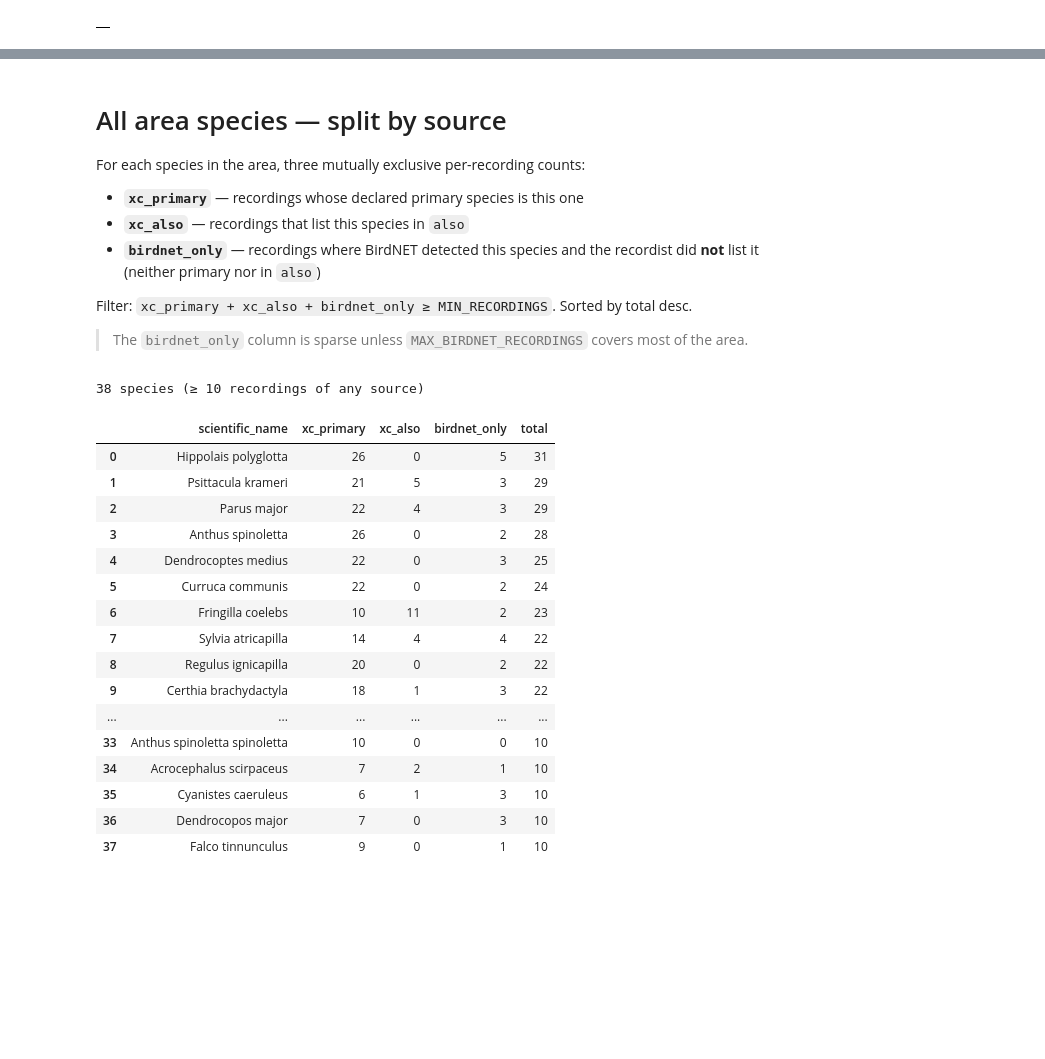
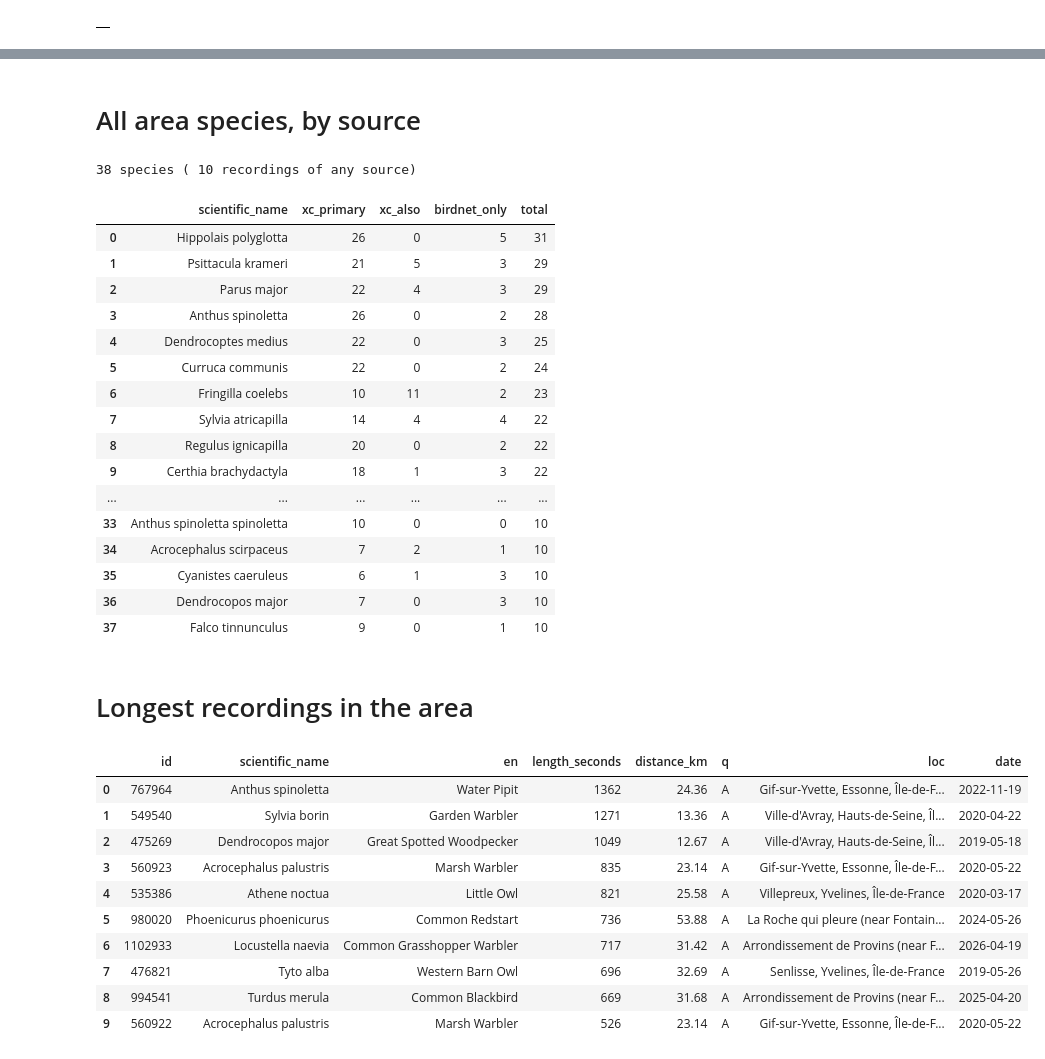
Before and after one commit to NathanDuboisset/multi-chirp, a Jupyter notebook: building/analysis.ipynb, the cells around one changed output, grey strips where cells are left out. Drawn from its saved outputs; the diff is of its cells as text; code cells hidden in the pictures; blank space fills up the shorter version.

```diff
--- a/building/analysis.ipynb
+++ b/building/analysis.ipynb
@@ -293,23 +200,13 @@ bn["hidden"].head(40)
 # %% [markdown]
-# All area species — split by source
-
-For each species in the area, three mutually exclusive per-recording counts:
-
-- **`xc_primary`** — recordings whose declared primary species is this one
-- **`xc_also`** — recordings that list this species in `also`
-- **`birdnet_only`** — recordings where BirdNET detected this species and the recordist did **not** list it (neither primary nor in `also`)
-
-Filter: `xc_primary + xc_also + birdnet_only ≥ MIN_RECORDINGS`. Sorted by total desc.
-
-> The `birdnet_only` column is sparse unless `MAX_BIRDNET_RECORDINGS` covers most of the area.
+# All area species, by source
 # %%
 from building.analysis import combined_species_table
 
 combined = combined_species_table(area_df, bn["detections"], min_recordings=MIN_RECORDINGS)
-print(f"{len(combined)} species (≥ {MIN_RECORDINGS} recordings of any source)")
+print(f"{len(combined)} species ( {MIN_RECORDINGS} recordings of any source)")
 combined
 # %% [output]
-38 species (≥ 10 recordings of any source)
+38 species ( 10 recordings of any source)
 |  | scientific_name | xc_primary | xc_also | birdnet_only | total |
 | 0 | Hippolais polyglotta | 26 | 0 | 5 | 31 |
 | 1 | Psittacula krameri | 21 | 5 | 3 | 29 |
@@ -327,3 +224,21 @@ combined
 | 35 | Cyanistes caeruleus | 6 | 1 | 3 | 10 |
 | 36 | Dendrocopos major | 7 | 0 | 3 | 10 |
 | 37 | Falco tinnunculus | 9 | 0 | 1 | 10 |
+# %% [markdown]
+# Longest recordings in the area
+# %%
+from building.analysis import longest_recordings
+
+longest_recordings(area_df, center=(LAT, LON), top_n=10)
+# %% [output]
+|  | id | scientific_name | en | length_seconds | distance_km | q | loc | date |
+| 0 | 767964 | Anthus spinoletta | Water Pipit | 1362 | 24.36 | A | Gif-sur-Yvette, Essonne, Île-de-F... | 2022-11-19 |
+| 1 | 549540 | Sylvia borin | Garden Warbler | 1271 | 13.36 | A | Ville-d'Avray, Hauts-de-Seine, Îl... | 2020-04-22 |
+| 2 | 475269 | Dendrocopos major | Great Spotted Woodpecker | 1049 | 12.67 | A | Ville-d'Avray, Hauts-de-Seine, Îl... | 2019-05-18 |
+| 3 | 560923 | Acrocephalus palustris | Marsh Warbler | 835 | 23.14 | A | Gif-sur-Yvette, Essonne, Île-de-F... | 2020-05-22 |
+| 4 | 535386 | Athene noctua | Little Owl | 821 | 25.58 | A | Villepreux, Yvelines, Île-de-France | 2020-03-17 |
+| 5 | 980020 | Phoenicurus phoenicurus | Common Redstart | 736 | 53.88 | A | La Roche qui pleure (near Fontain... | 2024-05-26 |
+| 6 | 1102933 | Locustella naevia | Common Grasshopper Warbler | 717 | 31.42 | A | Arrondissement de Provins (near F... | 2026-04-19 |
+| 7 | 476821 | Tyto alba | Western Barn Owl | 696 | 32.69 | A | Senlisse, Yvelines, Île-de-France | 2019-05-26 |
+| 8 | 994541 | Turdus merula | Common Blackbird | 669 | 31.68 | A | Arrondissement de Provins (near F... | 2025-04-20 |
+| 9 | 560922 | Acrocephalus palustris | Marsh Warbler | 526 | 23.14 | A | Gif-sur-Yvette, Essonne, Île-de-F... | 2020-05-22 |
```
Also changed, not shown: parts of 17 cells of this notebook, 17 other files.
